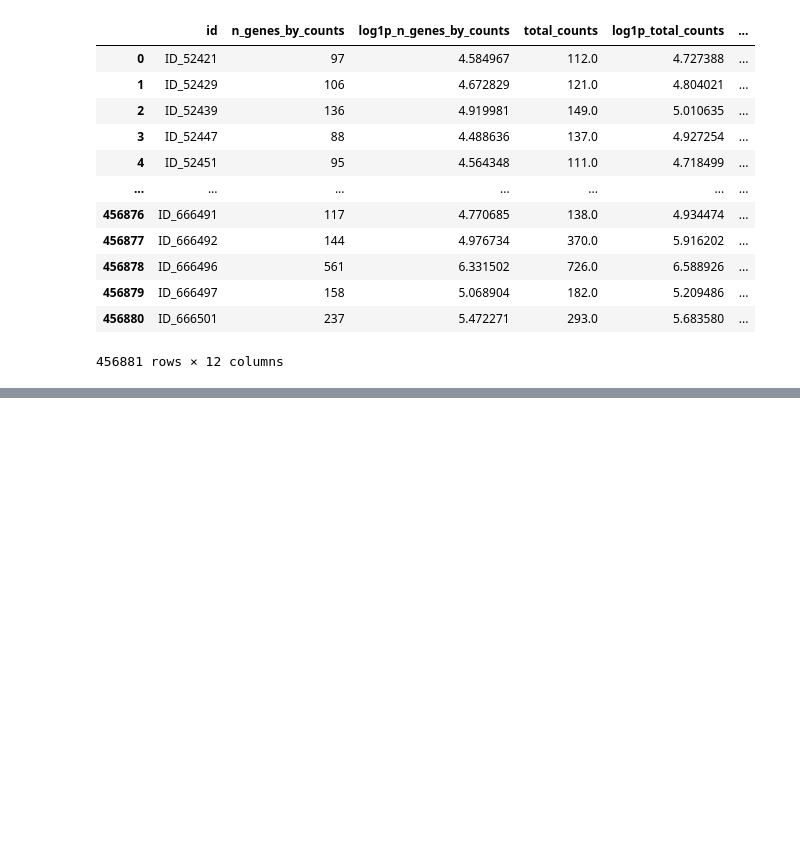
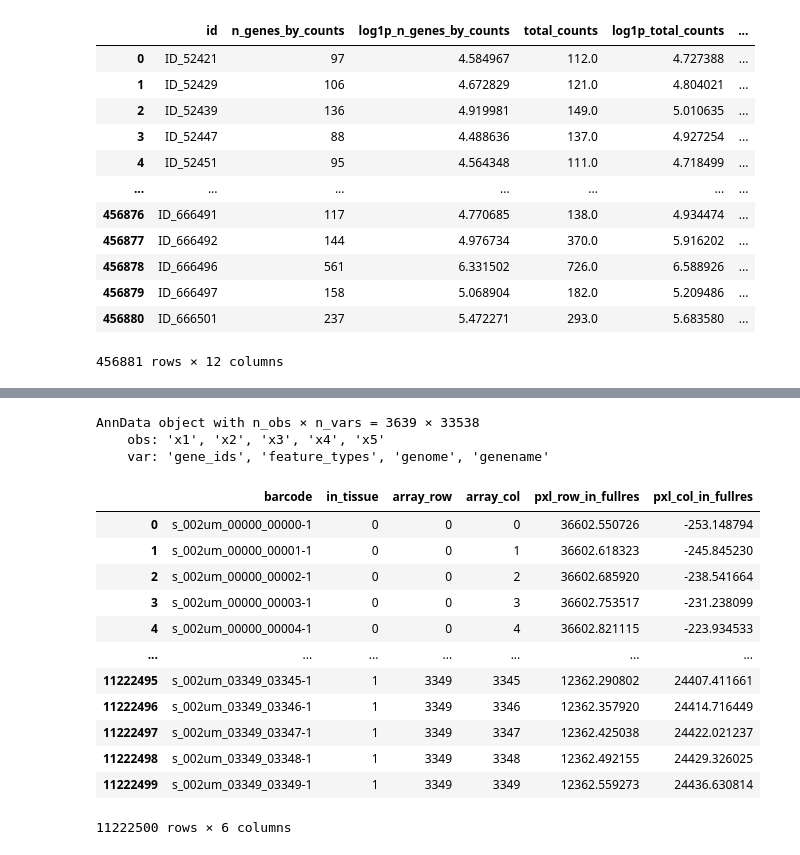
Before and after one commit to CharlieNotChaplin/Genomosaic, a Jupyter notebook: test_file_contents.ipynb, the cells around one changed output, grey strips where cells are left out. Drawn from its saved outputs; the diff is of its cells as text; code cells hidden in the pictures; blank space fills up the shorter version.

```diff
--- a/test_file_contents.ipynb
+++ b/test_file_contents.ipynb
@@ -388,0 +492,23 @@ for person in people:
+# %%
+test
+# %% [output]
+AnnData object with n_obs × n_vars = 3639 × 33538
+    obs: 'x1', 'x2', 'x3', 'x4', 'x5'
+    var: 'gene_ids', 'feature_types', 'genome', 'genename'
+# %%
+array_info = pd.read_parquet("data/CRC_P1/output/binned_outputs/square_002um/spatial/tissue_positions.parquet")
+array_info
+# %% [output]
+|  | barcode | in_tissue | array_row | array_col | pxl_row_in_fullres | pxl_col_in_fullres |
+| 0 | s_002um_00000_00000-1 | 0 | 0 | 0 | 36602.550726 | -253.148794 |
+| 1 | s_002um_00000_00001-1 | 0 | 0 | 1 | 36602.618323 | -245.845230 |
+| 2 | s_002um_00000_00002-1 | 0 | 0 | 2 | 36602.685920 | -238.541664 |
+| 3 | s_002um_00000_00003-1 | 0 | 0 | 3 | 36602.753517 | -231.238099 |
+| 4 | s_002um_00000_00004-1 | 0 | 0 | 4 | 36602.821115 | -223.934533 |
+| ... | ... | ... | ... | ... | ... | ... |
+| 11222495 | s_002um_03349_03345-1 | 1 | 3349 | 3345 | 12362.290802 | 24407.411661 |
+| 11222496 | s_002um_03349_03346-1 | 1 | 3349 | 3346 | 12362.357920 | 24414.716449 |
+| 11222497 | s_002um_03349_03347-1 | 1 | 3349 | 3347 | 12362.425038 | 24422.021237 |
+| 11222498 | s_002um_03349_03348-1 | 1 | 3349 | 3348 | 12362.492155 | 24429.326025 |
+| 11222499 | s_002um_03349_03349-1 | 1 | 3349 | 3349 | 12362.559273 | 24436.630814 |
+11222500 rows × 6 columns
```
Also changed, not shown: parts of 51 cells of this notebook.
